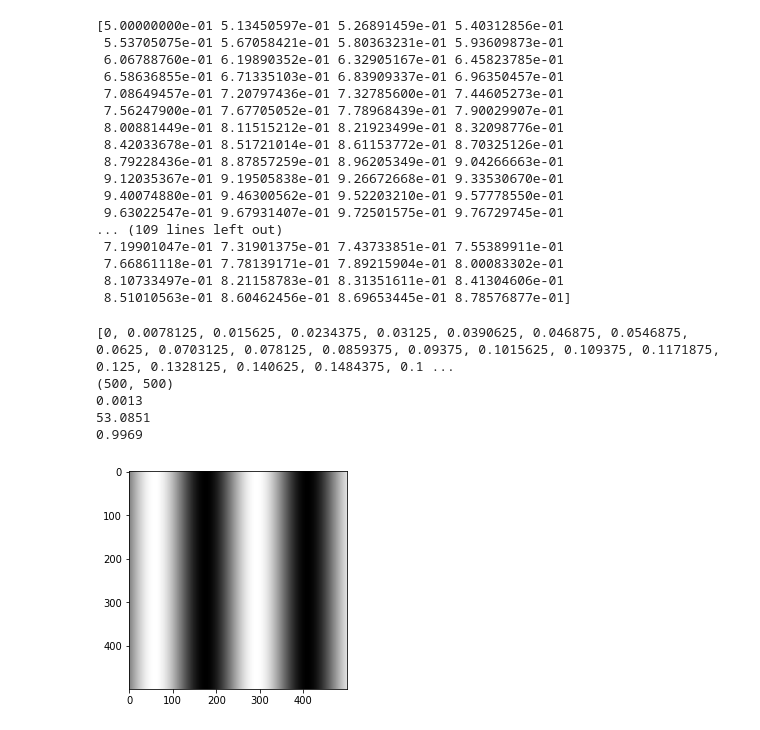
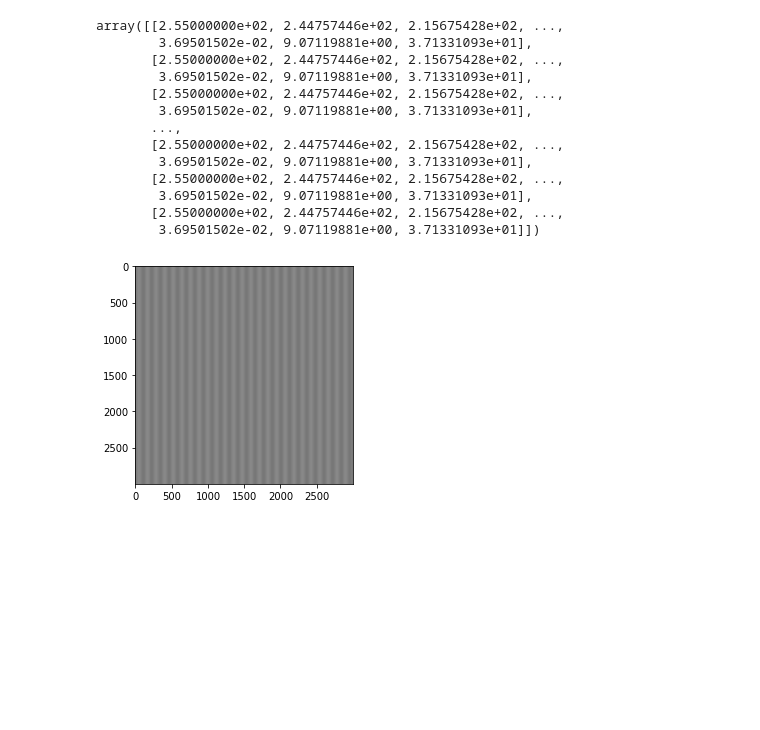
Before and after one commit to Shrek4/labs_2022, a Jupyter notebook: тех зрение/3/3.ipynb, the cells around one changed output. Drawn from its saved outputs; the diff is of its cells as text; code cells hidden in the pictures; blank space fills up the shorter version.

```diff
--- a/тех зрение/3/3.ipynb
+++ b/тех зрение/3/3.ipynb
@@ -41,27 +92,23 @@ delta = (width/ resolution)
 # %%
-
-print(b(FS/5))
-
 def image(p):
     p = p * 255
     image = np.full((len(p), len(p)), fill_value=p)
     plt.imshow(image, cmap="gray")
     return image
+
+image(b(F[6]))
 # %% [output]
-[5.00000000e-01 5.13450597e-01 5.26891459e-01 5.40312856e-01
- 5.53705075e-01 5.67058421e-01 5.80363231e-01 5.93609873e-01
- 6.06788760e-01 6.19890352e-01 6.32905167e-01 6.45823785e-01
- 6.58636855e-01 6.71335103e-01 6.83909337e-01 6.96350457e-01
- 7.08649457e-01 7.20797436e-01 7.32785600e-01 7.44605273e-01
- 7.56247900e-01 7.67705052e-01 7.78968439e-01 7.90029907e-01
- 8.00881449e-01 8.11515212e-01 8.21923499e-01 8.32098776e-01
- 8.42033678e-01 8.51721014e-01 8.61153772e-01 8.70325126e-01
- 8.79228436e-01 8.87857259e-01 8.96205349e-01 9.04266663e-01
- 9.12035367e-01 9.19505838e-01 9.26672668e-01 9.33530670e-01
- 9.40074880e-01 9.46300562e-01 9.52203210e-01 9.57778550e-01
- 9.63022547e-01 9.67931407e-01 9.72501575e-01 9.76729745e-01
-... (109 lines left out)
- 7.19901047e-01 7.31901375e-01 7.43733851e-01 7.55389911e-01
- 7.66861118e-01 7.78139171e-01 7.89215904e-01 8.00083302e-01
- 8.10733497e-01 8.21158783e-01 8.31351611e-01 8.41304606e-01
- 8.51010563e-01 8.60462456e-01 8.69653445e-01 8.78576877e-01]
+array([[2.55000000e+02, 2.44757446e+02, 2.15675428e+02, ...,
+        3.69501502e-02, 9.07119881e+00, 3.71331093e+01],
+       [2.55000000e+02, 2.44757446e+02, 2.15675428e+02, ...,
+        3.69501502e-02, 9.07119881e+00, 3.71331093e+01],
+       [2.55000000e+02, 2.44757446e+02, 2.15675428e+02, ...,
+        3.69501502e-02, 9.07119881e+00, 3.71331093e+01],
+       ...,
+       [2.55000000e+02, 2.44757446e+02, 2.15675428e+02, ...,
+        3.69501502e-02, 9.07119881e+00, 3.71331093e+01],
+       [2.55000000e+02, 2.44757446e+02, 2.15675428e+02, ...,
+        3.69501502e-02, 9.07119881e+00, 3.71331093e+01],
+       [2.55000000e+02, 2.44757446e+02, 2.15675428e+02, ...,
+        3.69501502e-02, 9.07119881e+00, 3.71331093e+01]])
+[figure, added]
@@ -105,24 +114,0 @@ def irr_quant(b, low, upper, levels): # неравномерное кванто
-# %%
-N = quant(b(FS/5), low, up, level)
-picQ = image(N)
-print (picQ.shape)
-
-pic = image(b(FS/5))
-pic = np.resize(pic, picQ.shape)
-
-MSE = round(mse(pic,picQ) /255, 4)
-
-print (MSE)
-
-PSNR = round(psnr(pic,picQ, data_range=255), 4)
-print(PSNR)
-
-SSIM = round((ssim(pic,picQ, data_range=255)), 4)
-print(SSIM)
-# %% [output]
-[0, 0.0078125, 0.015625, 0.0234375, 0.03125, 0.0390625, 0.046875, 0.0546875, 0.0625, 0.0703125, 0.078125, 0.0859375, 0.09375, 0.1015625, 0.109375, 0.1171875, 0.125, 0.1328125, 0.140625, 0.1484375, 0.1 ...
-(500, 500)
-0.0013
-53.0851
-0.9969
-[figure, removed]
```
Also changed, not shown: parts of 10 cells of this notebook, 51 other files.
